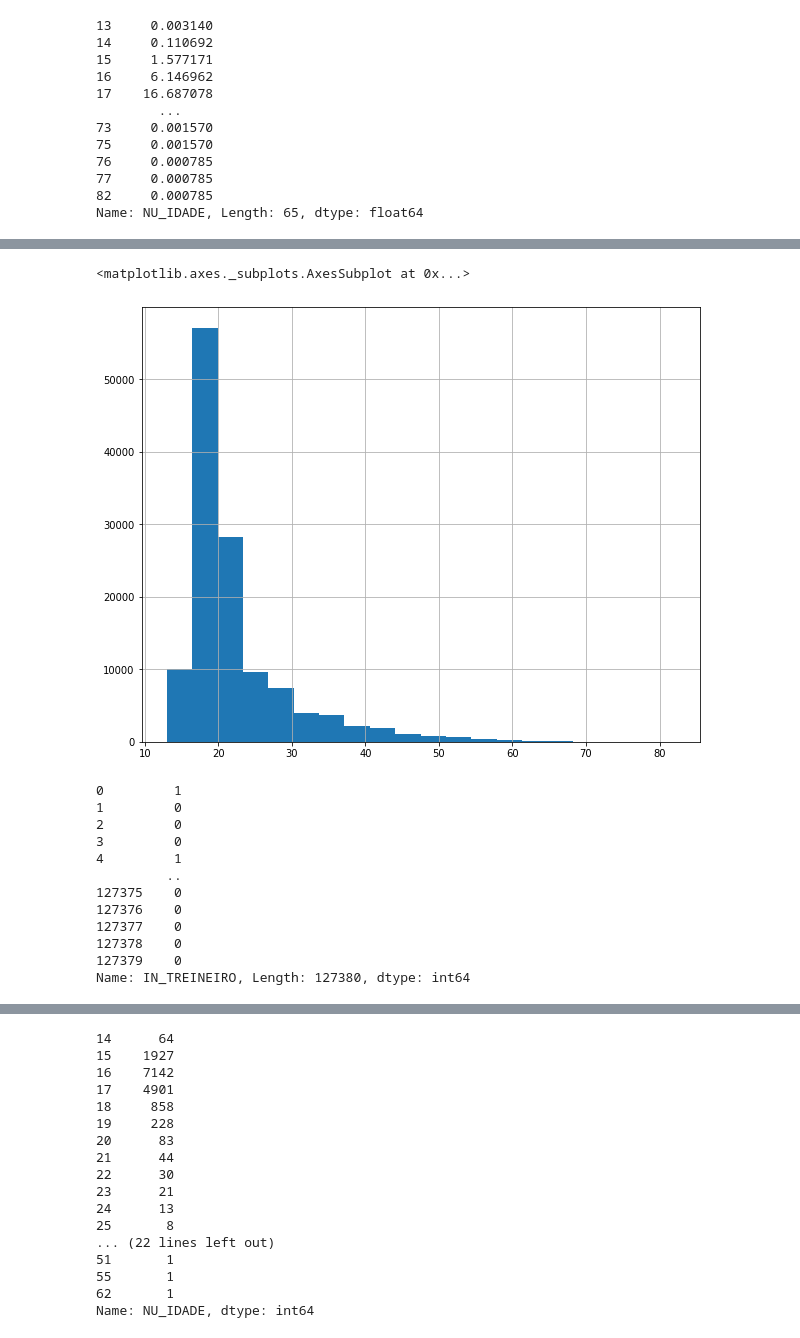
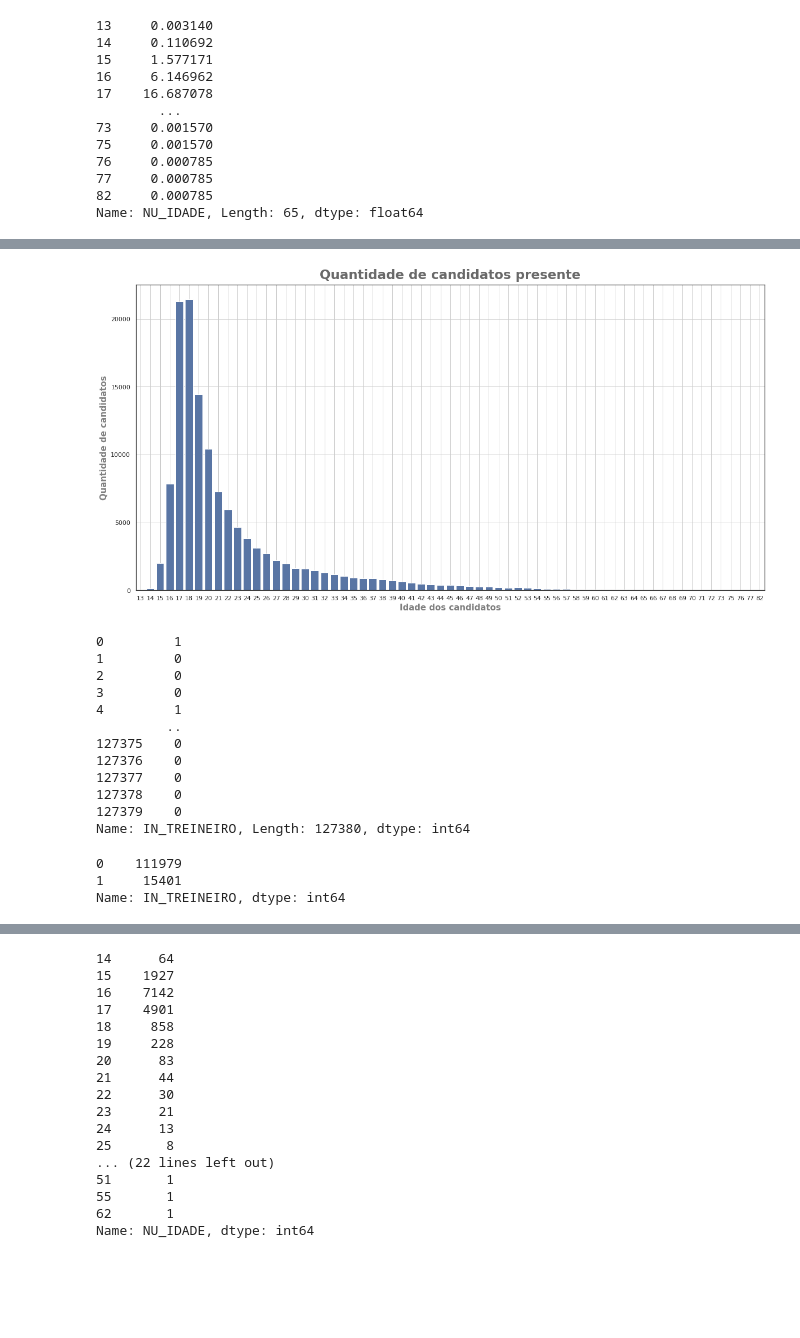
Before and after one commit to 7-Silva/analise-enem-2019, a Jupyter notebook: Semana_de_Data_Science_alura.ipynb, the cells around one changed output, grey strips where cells are left out. Saved outputs shown, nothing was run; the diff lists cells and outputs as text; code cells hidden in the pictures; blank space fills up the shorter version.

```diff
--- a/Semana_de_Data_Science_alura.ipynb
+++ b/Semana_de_Data_Science_alura.ipynb
@@ -158,23 +159,37 @@ dados['NU_IDADE'].hist()
-# %%
-dados['NU_IDADE'].hist(bins = 20, figsize = (10,8))
-# %% [output]
-<matplotlib.axes._subplots.AxesSubplot at 0x...>
-[figure, removed]
+# %%
+plt.figure(figsize=(20,10))
+sns.countplot(x = 'NU_IDADE', data=dados, color='b', dodge= False)
+
+plt.title('Quantidade de candidatos presente', pad= 10, fontsize=23, color = 'dimgrey', fontweight = 'bold')
+plt.ylabel('Quantidade de candidatos', color= 'grey', fontsize=15 , fontweight= 'bold')
+plt.xlabel('Idade dos candidatos', color= 'grey', fontsize=15 , fontweight= 'bold')
+plt.grid()
+plt.show()
+# %% [output]
+[figure, added]
+# %%
+  #Descobrindo se os candidatos são treineiro sim ou não
+  #1-sim // 0- não
+  dados['IN_TREINEIRO']
+# %% [output]
+0         1
+1         0
+2         0
+3         0
+4         1
+         ..
+127375    0
+127376    0
+127377    0
+127378    0
+127379    0
+Name: IN_TREINEIRO, Length: 127380, dtype: int64
 # %%
-  dados['IN_TREINEIRO']
+ dados['IN_TREINEIRO'].value_counts()
 # %% [output]
-0         1
-1         0
-2         0
-3         0
-4         1
-         ..
-127375    0
-127376    0
-127377    0
-127378    0
-127379    0
-Name: IN_TREINEIRO, Length: 127380, dtype: int64
+0    111979
+1     15401
+Name: IN_TREINEIRO, dtype: int64
 # %%
 dados.query("IN_TREINEIRO == 1")
 # %% [output]
```
Also changed, not shown: parts of 41 cells of this notebook.
